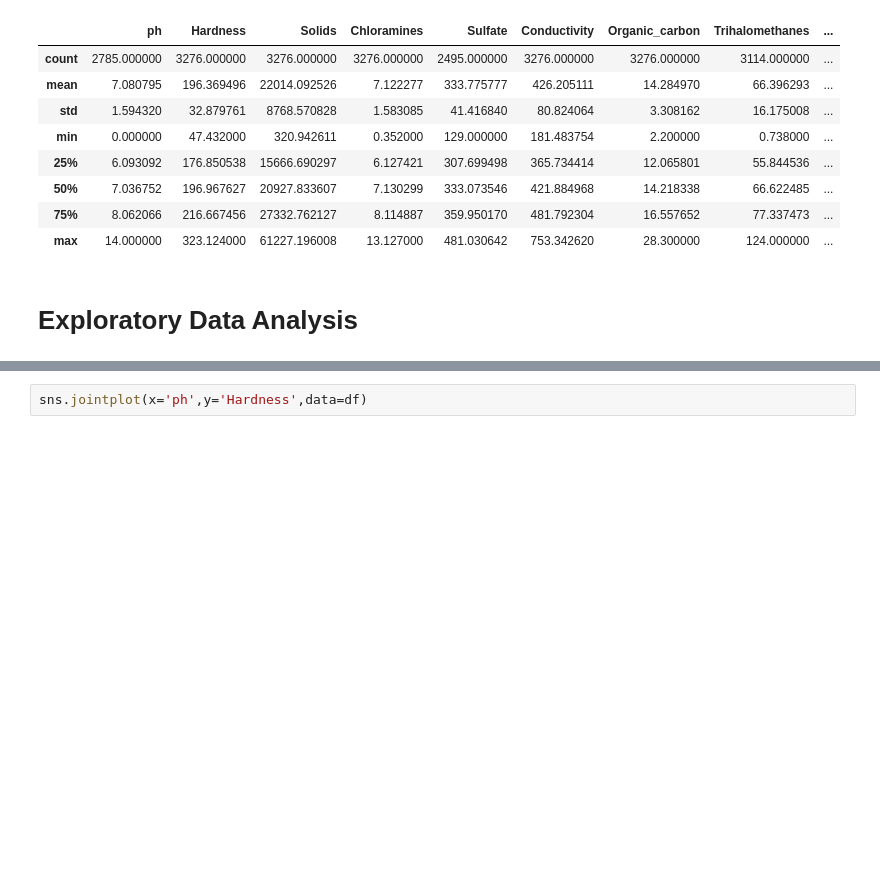
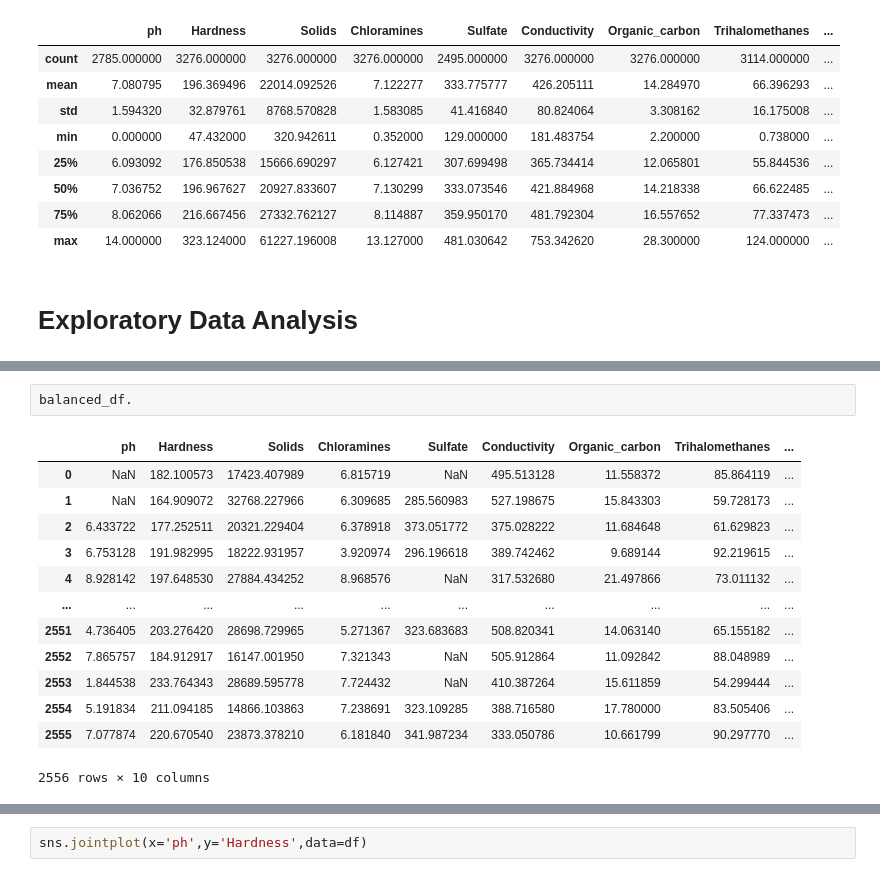
Before and after one commit to maxmatkovski/Predicting-Water-Potability, a Jupyter notebook: Decision-Trees-Random-Forests.ipynb, the cells around one changed output, grey strips where cells are left out. Drawn from its saved outputs; the diff is of its cells as text; blank space fills up the shorter version.

```diff
--- a/Decision-Trees-Random-Forests.ipynb
+++ b/Decision-Trees-Random-Forests.ipynb
@@ -69,0 +106,16 @@ sns.countplot(df['Potability'])
+# %%
+balanced_df.
+# %% [output]
+|  | ph | Hardness | Solids | Chloramines | Sulfate | Conductivity | Organic_carbon | Trihalomethanes | ... |
+| 0 | NaN | 182.100573 | 17423.407989 | 6.815719 | NaN | 495.513128 | 11.558372 | 85.864119 | ... |
+| 1 | NaN | 164.909072 | 32768.227966 | 6.309685 | 285.560983 | 527.198675 | 15.843303 | 59.728173 | ... |
+| 2 | 6.433722 | 177.252511 | 20321.229404 | 6.378918 | 373.051772 | 375.028222 | 11.684648 | 61.629823 | ... |
+| 3 | 6.753128 | 191.982995 | 18222.931957 | 3.920974 | 296.196618 | 389.742462 | 9.689144 | 92.219615 | ... |
+| 4 | 8.928142 | 197.648530 | 27884.434252 | 8.968576 | NaN | 317.532680 | 21.497866 | 73.011132 | ... |
+| ... | ... | ... | ... | ... | ... | ... | ... | ... | ... |
+| 2551 | 4.736405 | 203.276420 | 28698.729965 | 5.271367 | 323.683683 | 508.820341 | 14.063140 | 65.155182 | ... |
+| 2552 | 7.865757 | 184.912917 | 16147.001950 | 7.321343 | NaN | 505.912864 | 11.092842 | 88.048989 | ... |
+| 2553 | 1.844538 | 233.764343 | 28689.595778 | 7.724432 | NaN | 410.387264 | 15.611859 | 54.299444 | ... |
+| 2554 | 5.191834 | 211.094185 | 14866.103863 | 7.238691 | 323.109285 | 388.716580 | 17.780000 | 83.505406 | ... |
+| 2555 | 7.077874 | 220.670540 | 23873.378210 | 6.181840 | 341.987234 | 333.050786 | 10.661799 | 90.297770 | ... |
+2556 rows × 10 columns
```
Also changed, not shown: parts of 16 cells of this notebook.
